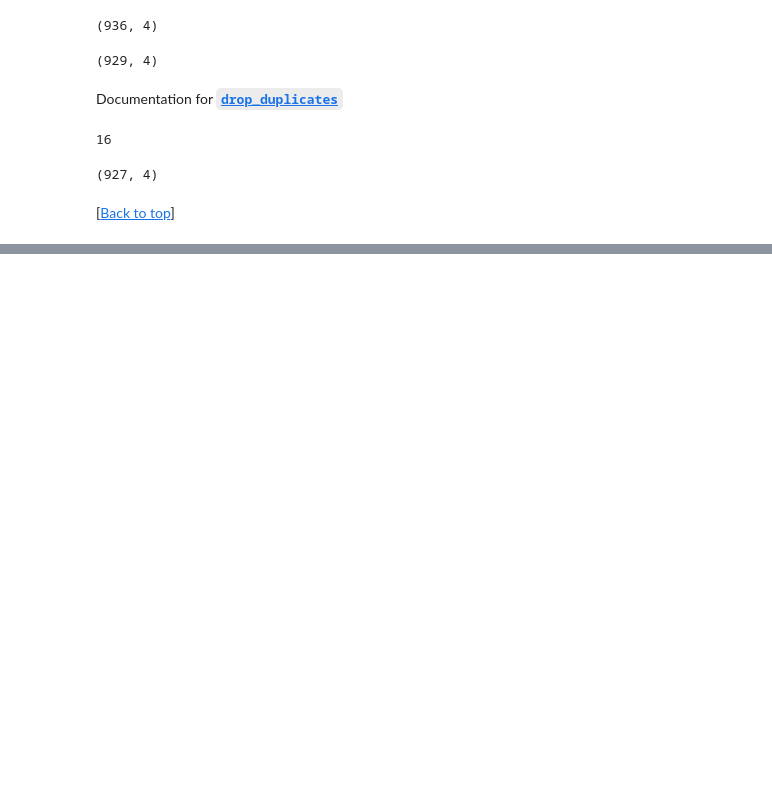
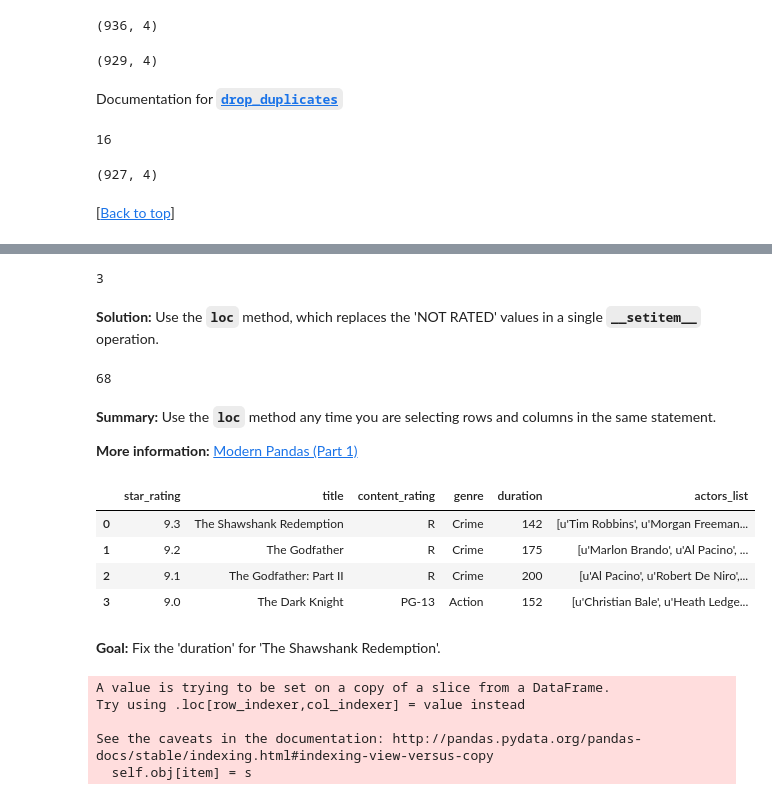
Before and after one commit to justmarkham/pandas-videos, a Jupyter notebook: pandas.ipynb, the cells around one changed output, grey strips where cells are left out. Saved outputs shown, nothing was run; the diff lists cells and outputs as text; code cells hidden in the pictures; blank space fills up the shorter version.

```diff
--- a/pandas.ipynb
+++ b/pandas.ipynb
@@ -2830,0 +2912,40 @@ users.drop_duplicates(subset=['age', 'zip_code']).shape
+# %%
+# the 'content_rating' Series has not changed
+movies.content_rating.isnull().sum()
+# %% [output]
+3
+# %% [markdown]
+**Solution:** Use the **`loc`** method, which replaces the 'NOT RATED' values in a single **`__setitem__`** operation.
+# %%
+# replace the 'NOT RATED' values with 'NaN' (does not cause a SettingWithCopyWarning)
+movies.loc[movies.content_rating=='NOT RATED', 'content_rating'] = np.nan
+# %%
+# this time, the 'content_rating' Series has changed
+movies.content_rating.isnull().sum()
+# %% [output]
+68
+# %% [markdown]
+**Summary:** Use the **`loc`** method any time you are selecting rows and columns in the same statement.
+
+**More information:** [Modern Pandas (Part 1)](http://tomaugspurger.github.io/modern-1.html)
+# %%
+# create a DataFrame only containing movies with a high 'star_rating'
+top_movies = movies.loc[movies.star_rating >= 9, :]
+top_movies
+# %% [output]
+|  | star_rating | title | content_rating | genre | duration | actors_list |
+| 0 | 9.3 | The Shawshank Redemption | R | Crime | 142 | [u'Tim Robbins', u'Morgan Freeman... |
+| 1 | 9.2 | The Godfather | R | Crime | 175 | [u'Marlon Brando', u'Al Pacino', ... |
+| 2 | 9.1 | The Godfather: Part II | R | Crime | 200 | [u'Al Pacino', u'Robert De Niro',... |
+| 3 | 9.0 | The Dark Knight | PG-13 | Action | 152 | [u'Christian Bale', u'Heath Ledge... |
+# %% [markdown]
+**Goal:** Fix the 'duration' for 'The Shawshank Redemption'.
+# %%
+# overwrite the relevant cell with the correct duration
+top_movies.loc[0, 'duration'] = 150
+# %% [output]
+A value is trying to be set on a copy of a slice from a DataFrame.
+Try using .loc[row_indexer,col_indexer] = value instead
+
+See the caveats in the documentation: http://pandas.pydata.org/pandas-docs/stable/indexing.html#indexing-view-versus-copy
+  self.obj[item] = s
```
Also changed, not shown: parts of 20 cells of this notebook, 1 other file.
